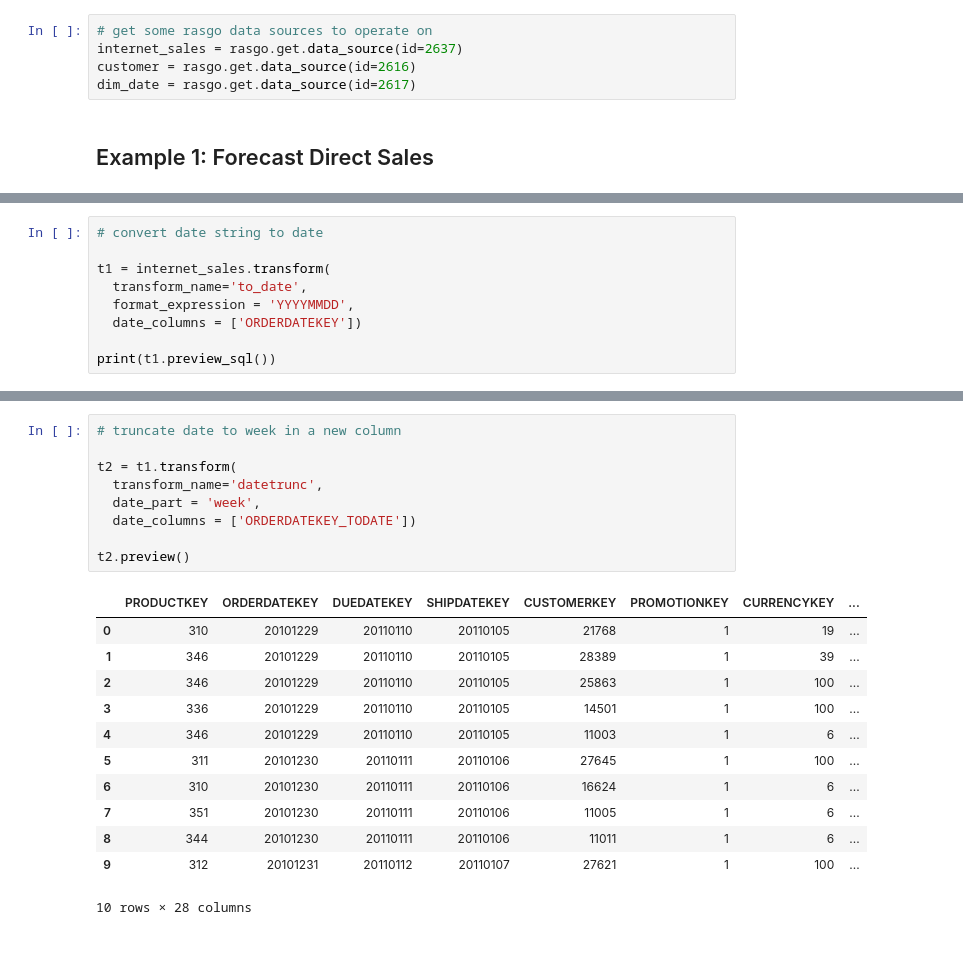
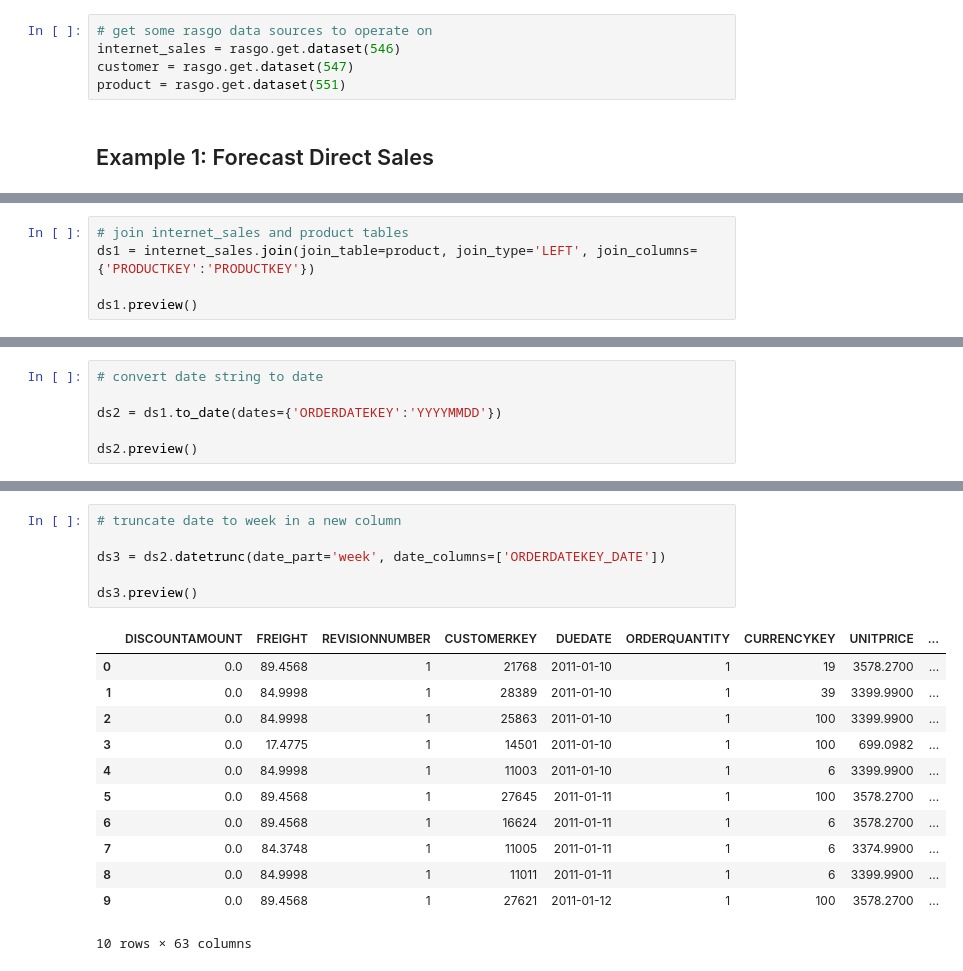
Before and after one commit to rasgointelligence/RasgoTransforms, a Jupyter notebook: UDT Tutorial.ipynb, the cells around one changed output, grey strips where cells are left out. Drawn from its saved outputs; the diff is of its cells as text.

```diff
--- a/UDT Tutorial.ipynb
+++ b/UDT Tutorial.ipynb
@@ -64,7 +42,7 @@ for source in sources:
 # %%
 # get some rasgo data sources to operate on
-internet_sales = rasgo.get.data_source(id=2637)
-customer = rasgo.get.data_source(id=2616)
-dim_date = rasgo.get.data_source(id=2617)
+internet_sales = rasgo.get.dataset(546)
+customer = rasgo.get.dataset(547)
+product = rasgo.get.dataset(551)
 # %% [markdown]
 <h2>Example 1: Forecast Direct Sales</h2>
@@ -81,0 +80,5 @@ rasgo.read.source_data(internet_sales.id, limit=100).head()
+# %%
+# join internet_sales and product tables
+ds1 = internet_sales.join(join_table=product, join_type='LEFT', join_columns={'PRODUCTKEY':'PRODUCTKEY'})
+
+ds1.preview()
@@ -82,10 +118,7 @@ rasgo.read.source_data(internet_sales.id, limit=100).head()
 # %%
 # convert date string to date
 
-t1 = internet_sales.transform(
-  transform_name='to_date',
-  format_expression = 'YYYYMMDD',
-  date_columns = ['ORDERDATEKEY'])
+ds2 = ds1.to_date(dates={'ORDERDATEKEY':'YYYYMMDD'})
 
-print(t1.preview_sql())
+ds2.preview()
 # %% [output]
@@ -110,24 +137,21 @@ t1.preview()
 # %%
 # truncate date to week in a new column
 
-t2 = t1.transform(
-  transform_name='datetrunc',
-  date_part = 'week',
-  date_columns = ['ORDERDATEKEY_TODATE'])
+ds3 = ds2.datetrunc(date_part='week', date_columns=['ORDERDATEKEY_DATE'])
 
-t2.preview()
+ds3.preview()
 # %% [output]
-|  | PRODUCTKEY | ORDERDATEKEY | DUEDATEKEY | SHIPDATEKEY | CUSTOMERKEY | PROMOTIONKEY | CURRENCYKEY | ... |
-| 0 | 310 | 20101229 | 20110110 | 20110105 | 21768 | 1 | 19 | ... |
-| 1 | 346 | 20101229 | 20110110 | 20110105 | 28389 | 1 | 39 | ... |
-| 2 | 346 | 20101229 | 20110110 | 20110105 | 25863 | 1 | 100 | ... |
-| 3 | 336 | 20101229 | 20110110 | 20110105 | 14501 | 1 | 100 | ... |
-| 4 | 346 | 20101229 | 20110110 | 20110105 | 11003 | 1 | 6 | ... |
-| 5 | 311 | 20101230 | 20110111 | 20110106 | 27645 | 1 | 100 | ... |
-| 6 | 310 | 20101230 | 20110111 | 20110106 | 16624 | 1 | 6 | ... |
-| 7 | 351 | 20101230 | 20110111 | 20110106 | 11005 | 1 | 6 | ... |
-| 8 | 344 | 20101230 | 20110111 | 20110106 | 11011 | 1 | 6 | ... |
-| 9 | 312 | 20101231 | 20110112 | 20110107 | 27621 | 1 | 100 | ... |
+|  | DISCOUNTAMOUNT | FREIGHT | REVISIONNUMBER | CUSTOMERKEY | DUEDATE | ORDERQUANTITY | CURRENCYKEY | UNITPRICE | ... |
+| 0 | 0.0 | 89.4568 | 1 | 21768 | 2011-01-10 | 1 | 19 | 3578.2700 | ... |
+| 1 | 0.0 | 84.9998 | 1 | 28389 | 2011-01-10 | 1 | 39 | 3399.9900 | ... |
+| 2 | 0.0 | 84.9998 | 1 | 25863 | 2011-01-10 | 1 | 100 | 3399.9900 | ... |
+| 3 | 0.0 | 17.4775 | 1 | 14501 | 2011-01-10 | 1 | 100 | 699.0982 | ... |
+| 4 | 0.0 | 84.9998 | 1 | 11003 | 2011-01-10 | 1 | 6 | 3399.9900 | ... |
+| 5 | 0.0 | 89.4568 | 1 | 27645 | 2011-01-11 | 1 | 100 | 3578.2700 | ... |
+| 6 | 0.0 | 89.4568 | 1 | 16624 | 2011-01-11 | 1 | 6 | 3578.2700 | ... |
+| 7 | 0.0 | 84.3748 | 1 | 11005 | 2011-01-11 | 1 | 6 | 3374.9900 | ... |
+| 8 | 0.0 | 84.9998 | 1 | 11011 | 2011-01-11 | 1 | 6 | 3399.9900 | ... |
+| 9 | 0.0 | 89.4568 | 1 | 27621 | 2011-01-12 | 1 | 100 | 3578.2700 | ... |
-10 rows × 28 columns
+10 rows × 63 columns
 # %%
 # aggregate sales to week
```
Also changed, not shown: parts of 19 cells of this notebook.
